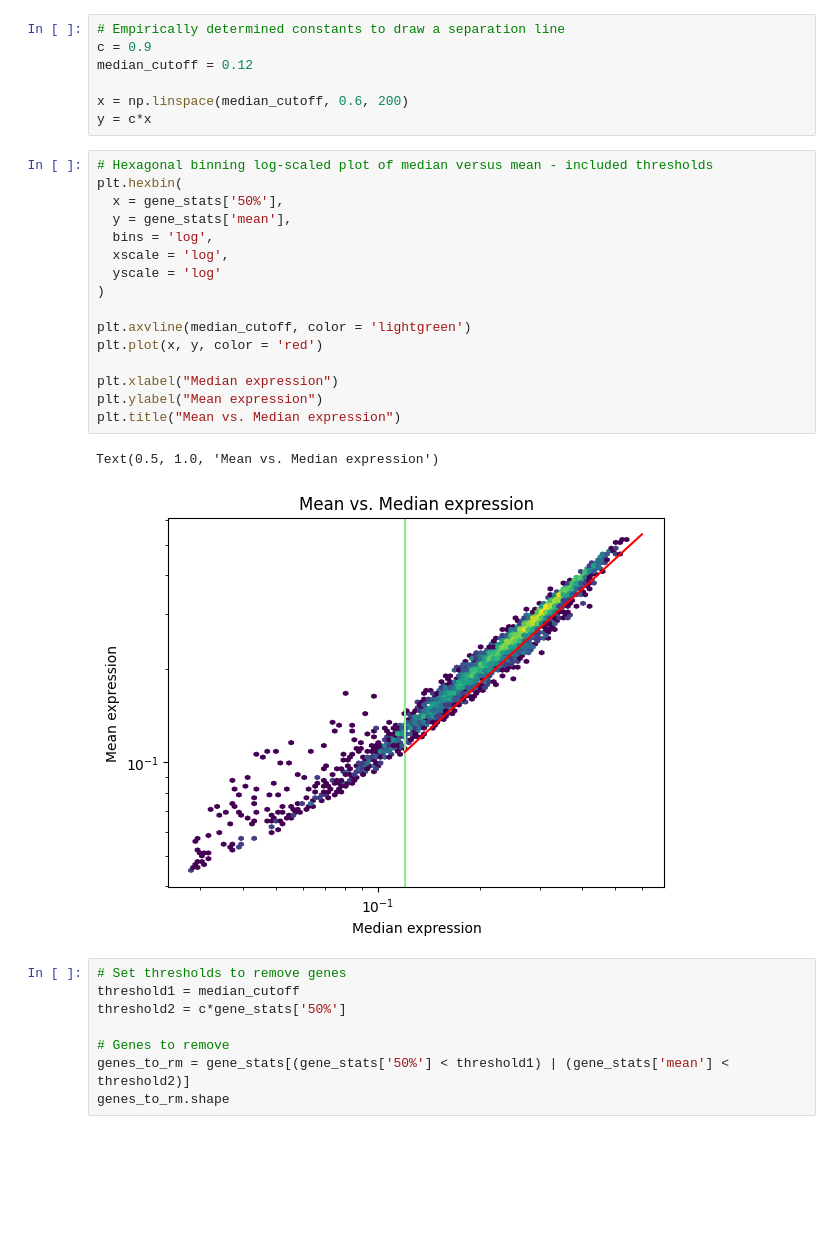
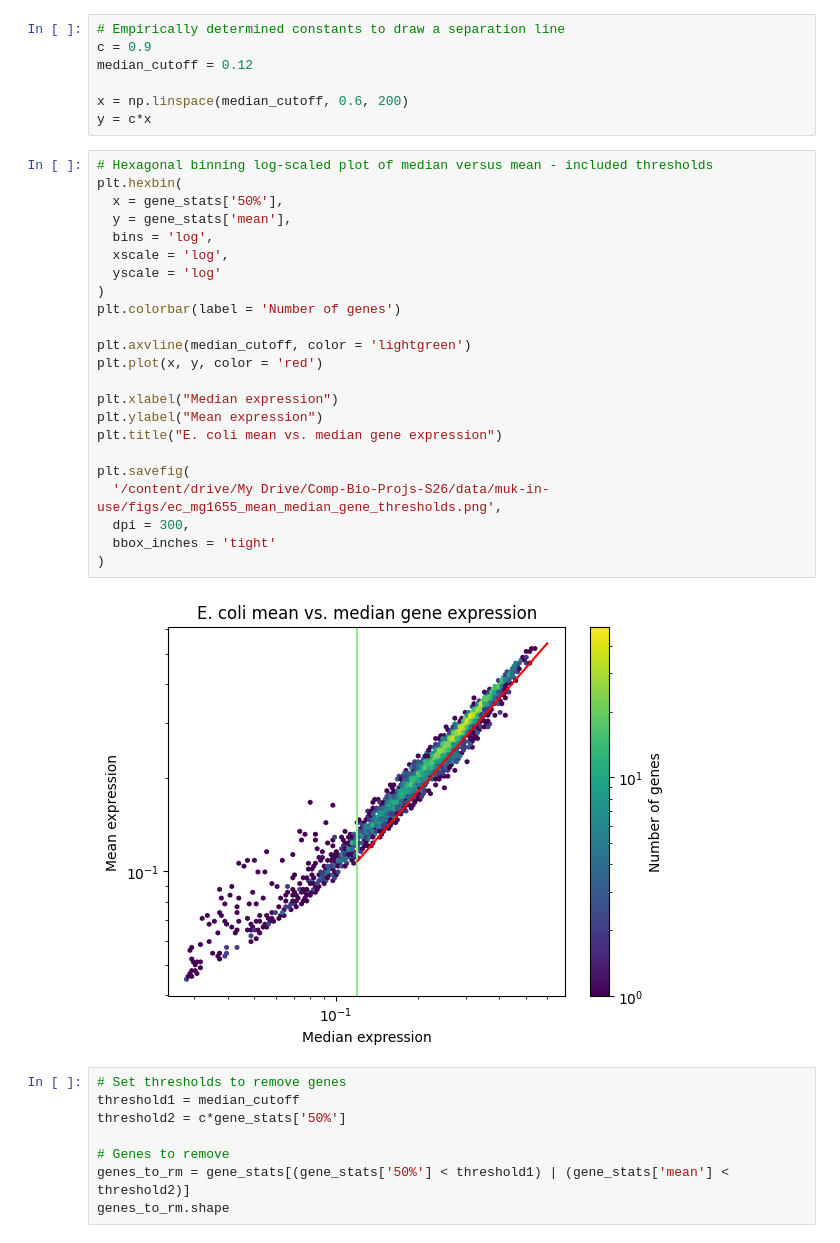
Before and after one commit to georgiadoing/seqADAGE, a Jupyter notebook: Py/muk_transfer_learning/filtering/Mukundan_ec_filt.ipynb, the cells around one changed output. Saved outputs shown, nothing was run; the diff lists cells and outputs as text; blank space fills up the shorter version.

Commit message:
Saved E. coli plots to drive in high resolution

```diff
--- a/Py/muk_transfer_learning/filtering/Mukundan_ec_filt.ipynb
+++ b/Py/muk_transfer_learning/filtering/Mukundan_ec_filt.ipynb
@@ -115,22 +128,28 @@ y = c*x
 # %%
 # Hexagonal binning log-scaled plot of median versus mean - included thresholds
 plt.hexbin(
   x = gene_stats['50%'],
   y = gene_stats['mean'],
   bins = 'log',
   xscale = 'log',
   yscale = 'log'
 )
+plt.colorbar(label = 'Number of genes')
 
 plt.axvline(median_cutoff, color = 'lightgreen')
 plt.plot(x, y, color = 'red')
 
 plt.xlabel("Median expression")
 plt.ylabel("Mean expression")
-plt.title("Mean vs. Median expression")
+plt.title("E. coli mean vs. median gene expression")
+
+plt.savefig(
+  '/content/drive/My Drive/Comp-Bio-Projs-S26/data/muk-in-use/figs/ec_mg1655_mean_median_gene_thresholds.png',
+  dpi = 300,
+  bbox_inches = 'tight'
+)
 # %% [output]
-Text(0.5, 1.0, 'Mean vs. Median expression')
-[figure, old version]
+[figure, new version]
 # %%
 # Set thresholds to remove genes
 threshold1 = median_cutoff
```
Also changed, not shown: parts of 10 cells of this notebook.
